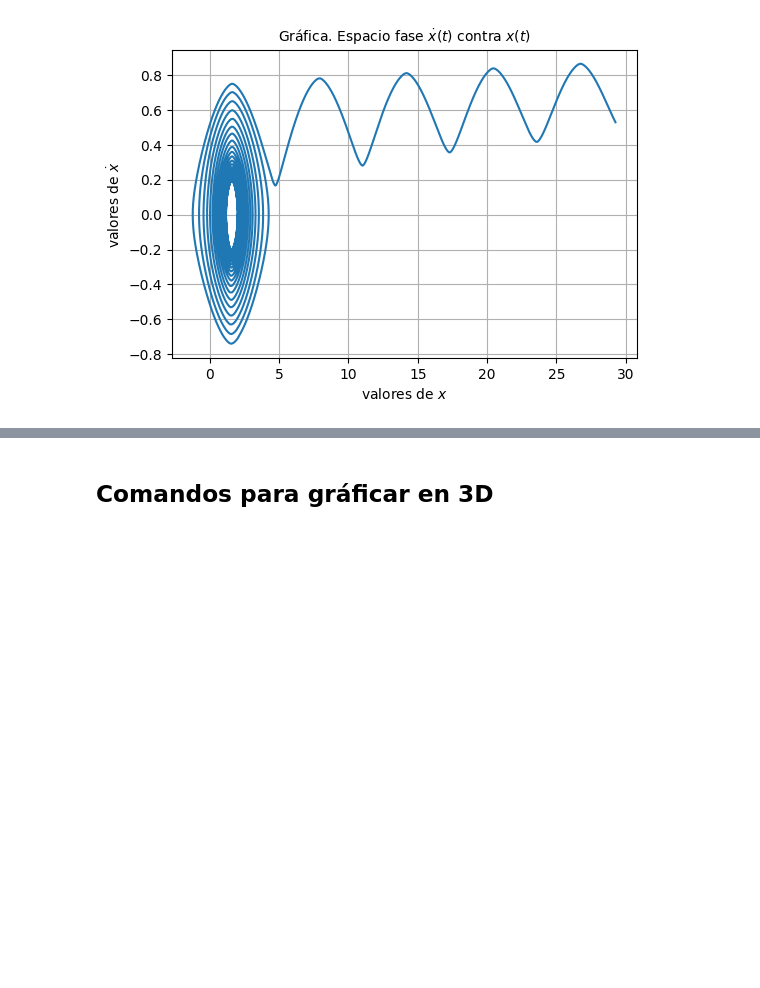
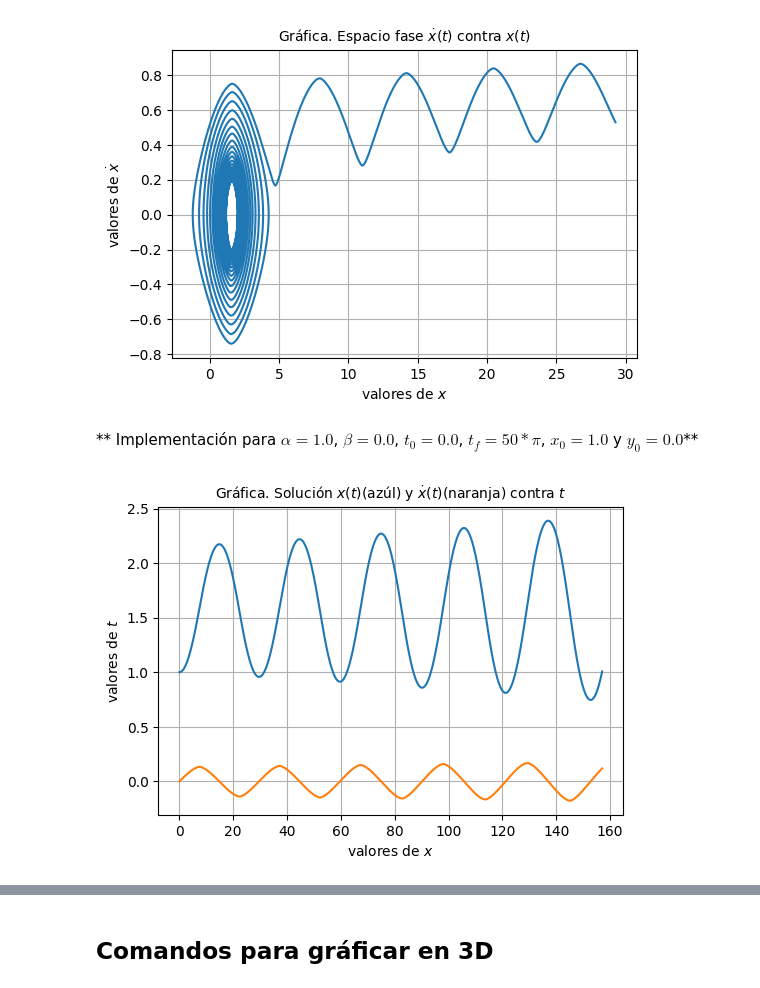
Before and after one commit to gitrmora/OsciladorParametrico, a Jupyter notebook: moretest.ipynb, the cells around one changed output, grey strips where cells are left out. Cells and saved outputs as stored; diff of their text form; code cells hidden in the pictures; blank space fills up the shorter version.

```diff
--- a/moretest.ipynb
+++ b/moretest.ipynb
@@ -169,3 +169,27 @@ ylabel(L"valores de $\dot{x}$")
 grid()
 # %% [output]
 [figure]
+# %% [markdown]
+** Implementación para $α = 1.0$, $β = 0.0$, $t_0 = 0.0$, $t_f = 50 * \pi$, $x_0=1.0$ y $y_0=0.0$**
+# %%
+α = 1.0
+β = 0.0 #Si beta es cero nos encontramos con el caso del oscilador armónico
+f1(t,x,y)=y #primera derivada de x
+g1(t,x,y)=(α+β*cos(t))*sin(x) #segunda derivada de x
+t0 = 0.0
+tf = 50 * pi
+x0=1.0
+y0=0.0
+N=25
+ϵ=1e-34
+t,x,y=integrador(f1,g1,x0,y0,t0,tf,ϵ,N)
+figure(figsize=(6,4)) # este comando define el tamaño de la figura
+plot(t,x)    # este comando pinta la función f'(x);
+plot(t,y)
+#plot(x,y,",")
+title(L"Gráfica. Solución $x(t)$(azúl) y $\dot{x}(t)$(naranja) contra $t$", fontsize=10)
+xlabel(L"valores de $x$")
+ylabel(L"valores de $t$")
+grid()
+# %% [output]
+[figure, added]
```
Also changed, not shown: parts of 1 cell of this notebook.
